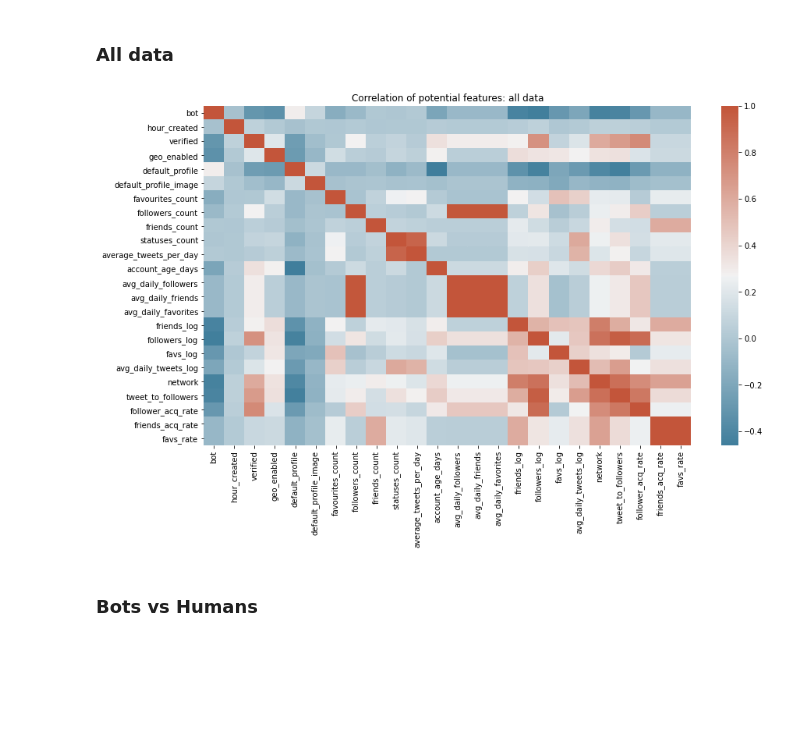
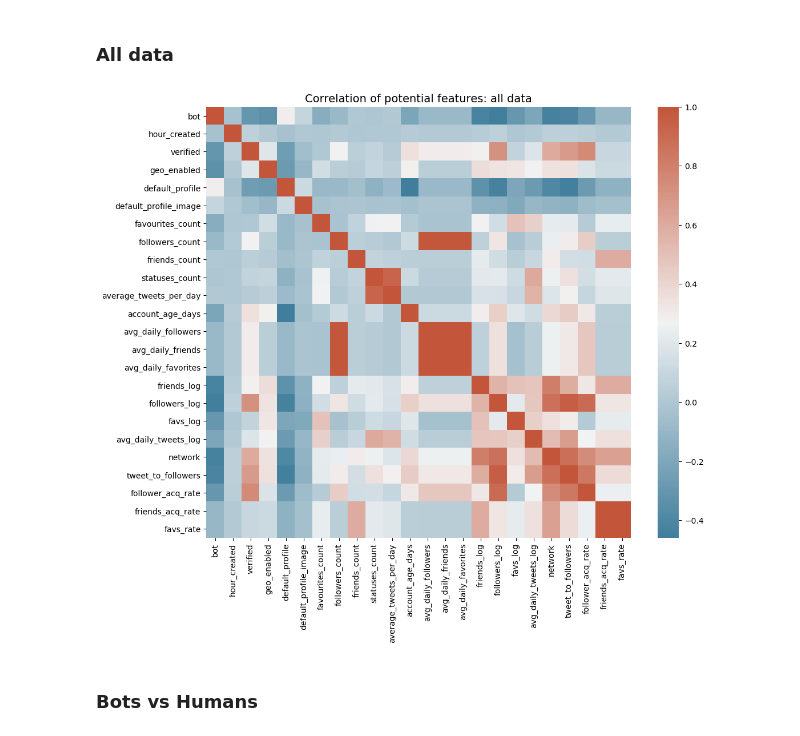
Before and after one commit to scrapfishies/twitter-bot-detection, a Jupyter notebook: eda.ipynb, the cells around one changed output. Cells and saved outputs as stored; diff of their text form; code cells hidden in the pictures; blank space fills up the shorter version.

Commit message:
eda chart cleanup, bot or not category change up

```diff
--- a/eda.ipynb
+++ b/eda.ipynb
@@ -259,13 +306,13 @@ plt.title("Time of Day Account was Created");
 # %% [markdown]
 ### All data
 # %%
-plt.figure(figsize=(14,8))
+plt.figure(figsize=(12,10), dpi=100)
 cmap = sns.diverging_palette(230, 20, as_cmap=True)
 
 sns.heatmap(df.corr(), cmap=cmap, annot=False)
-plt.title('Correlation of potential features: all data');
+plt.title('Correlation of potential features: all data', fontsize=14);
 # %% [output]
-[figure, old version]
+[figure, new version]
 # %% [markdown]
 ### Bots vs Humans
 # %%
```
Also changed, not shown: parts of 19 cells of this notebook, 3 other files.
